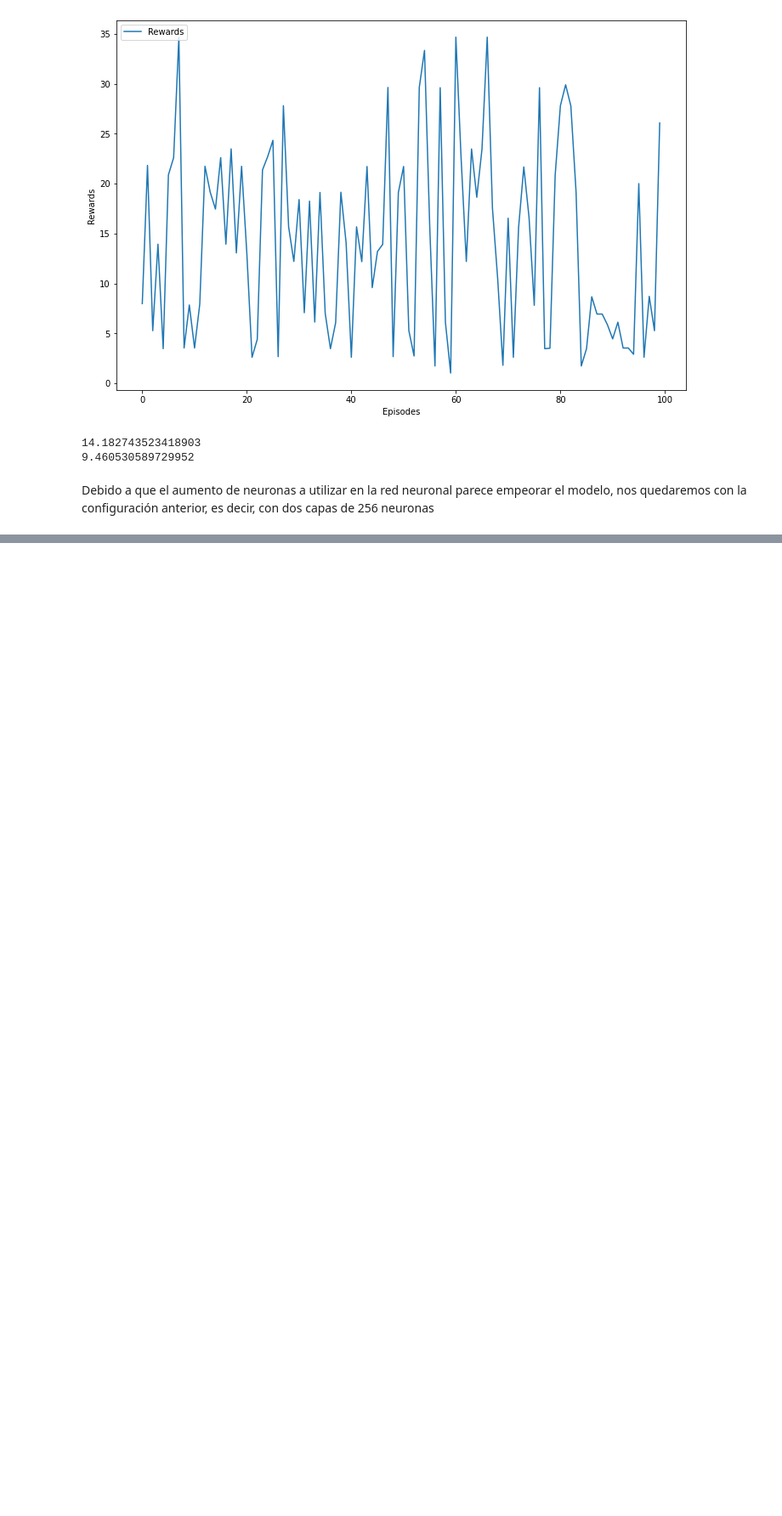
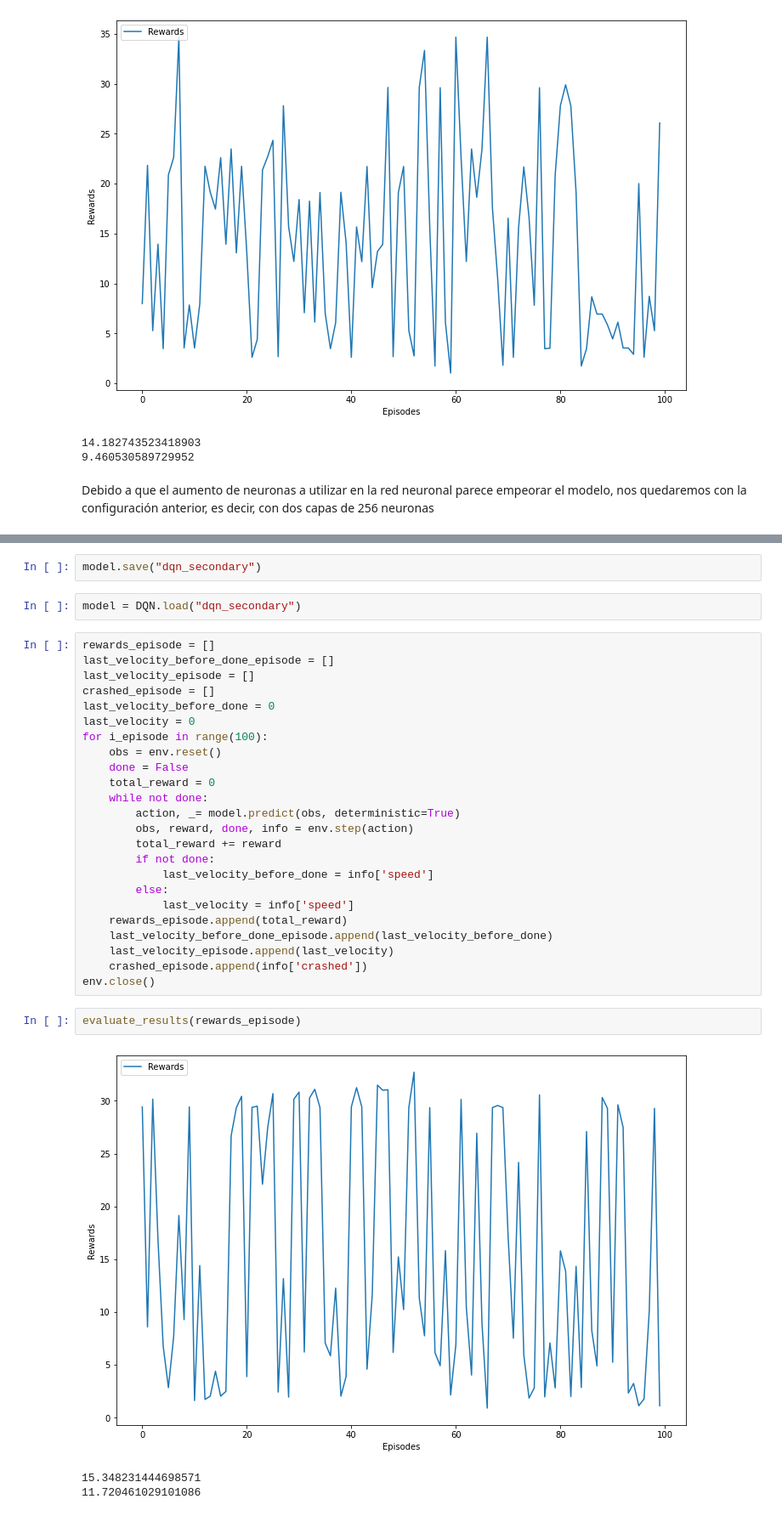
Before and after one commit to franjmelchor/RL_PEC3, a Jupyter notebook: fmelchor_PRA.ipynb, the cells around one changed output, grey strips where cells are left out. Shown at 85% size. Drawn from its saved outputs; the diff is of its cells as text; blank space fills up the shorter version.

```diff
--- a/fmelchor_PEC3.ipynb
+++ b/fmelchor_PRA.ipynb
@@ -649,0 +699,34 @@ Debido a que el aumento de neuronas a utilizar en la red neuronal parece empeora
+# %%
+model.save("dqn_secondary")
+# %%
+model = DQN.load("dqn_secondary")
+# %%
+rewards_episode = []
+last_velocity_before_done_episode = []
+last_velocity_episode = []
+crashed_episode = []
+last_velocity_before_done = 0
+last_velocity = 0
+for i_episode in range(100):
+    obs = env.reset()
+    done = False
+    total_reward = 0
+    while not done:
+        action, _= model.predict(obs, deterministic=True)
+        obs, reward, done, info = env.step(action)
+        total_reward += reward
+        if not done:
+            last_velocity_before_done = info['speed']
+        else:
+            last_velocity = info['speed']
+    rewards_episode.append(total_reward)
+    last_velocity_before_done_episode.append(last_velocity_before_done)
+    last_velocity_episode.append(last_velocity)
+    crashed_episode.append(info['crashed'])
+env.close()
+# %%
+evaluate_results(rewards_episode)
+# %% [output]
+[figure, added]
+15.348231444698571
+11.720461029101086
```
Also changed, not shown: parts of 13 cells of this notebook, 2 other files.
